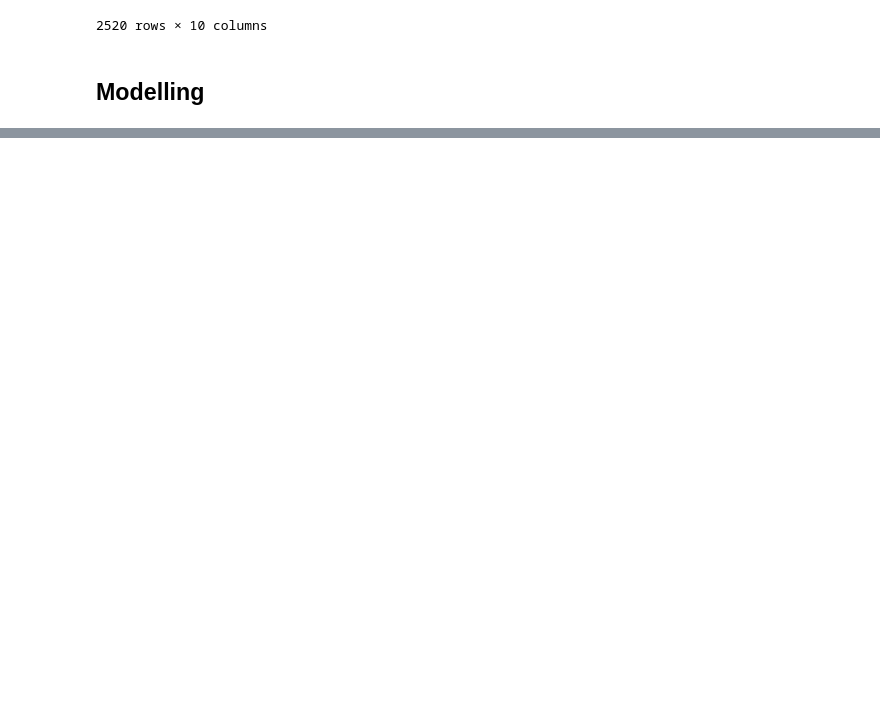
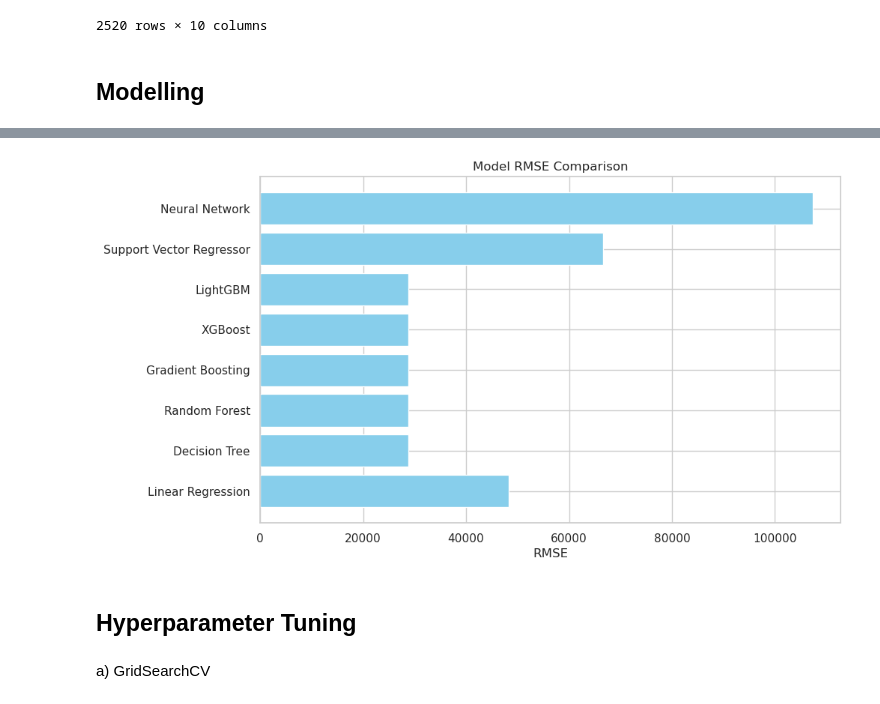
Before and after one commit to franchiseBoyz/KenyaHousingAnalysis, a Jupyter notebook: notebook.ipynb, the cells around one changed output, grey strips where cells are left out. Drawn from its saved outputs; the diff is of its cells as text; code cells hidden in the pictures; blank space fills up the shorter version.

```diff
--- a/notebook.ipynb
+++ b/notebook.ipynb
@@ -297,0 +313,29 @@ df
+# %%
+# Split into train and test sets
+X_train, X_test, y_train, y_test = train_test_split(X, y, test_size=0.2, random_state=42)
+# %%
+# Training multiple models
+def train_and_evaluate(models, X_train, y_train, X_test, y_test):
+    results = {}
+    for name, model in models.items():
+        model.fit(X_train, y_train)
+        y_pred = model.predict(X_test)
+        rmse = mean_squared_error(y_test, y_pred, squared=False)
+        results[name] = rmse
+        print(f"{name} RMSE: {rmse:.2f}")
+    return results
+# %%
+# Dictionary containing the models to train
+models = {
+    'Linear Regression': LinearRegression(),
+    'Decision Tree': DecisionTreeRegressor(random_state=42),
+    'Random Forest': RandomForestRegressor(random_state=42, n_estimators=100),
+    'Gradient Boosting': GradientBoostingRegressor(random_state=42),
+    'XGBoost': XGBRegressor(random_state=42),
+    'LightGBM': LGBMRegressor(random_state=42),
+    'Support Vector Regressor': SVR(kernel='rbf'),
+    'Neural Network': MLPRegressor(random_state=42)
+}
+# %%
+# Training and Evaluating the models
+results = train_and_evaluate(models, X_train, y_train, X_test, y_test)
@@ -297,0 +360,13 @@ df
+# %%
+# Plotting RMSE results
+plt.figure(figsize=(10, 6))
+plt.barh(list(results.keys()), list(results.values()), color='skyblue')
+plt.xlabel('RMSE')
+plt.title('Model RMSE Comparison')
+plt.show()
+# %% [output]
+[figure, added]
+# %% [markdown]
+## Hyperparameter Tuning
+# %% [markdown]
+a) GridSearchCV
```
Also changed, not shown: parts of 12 cells of this notebook, 1 other file.
